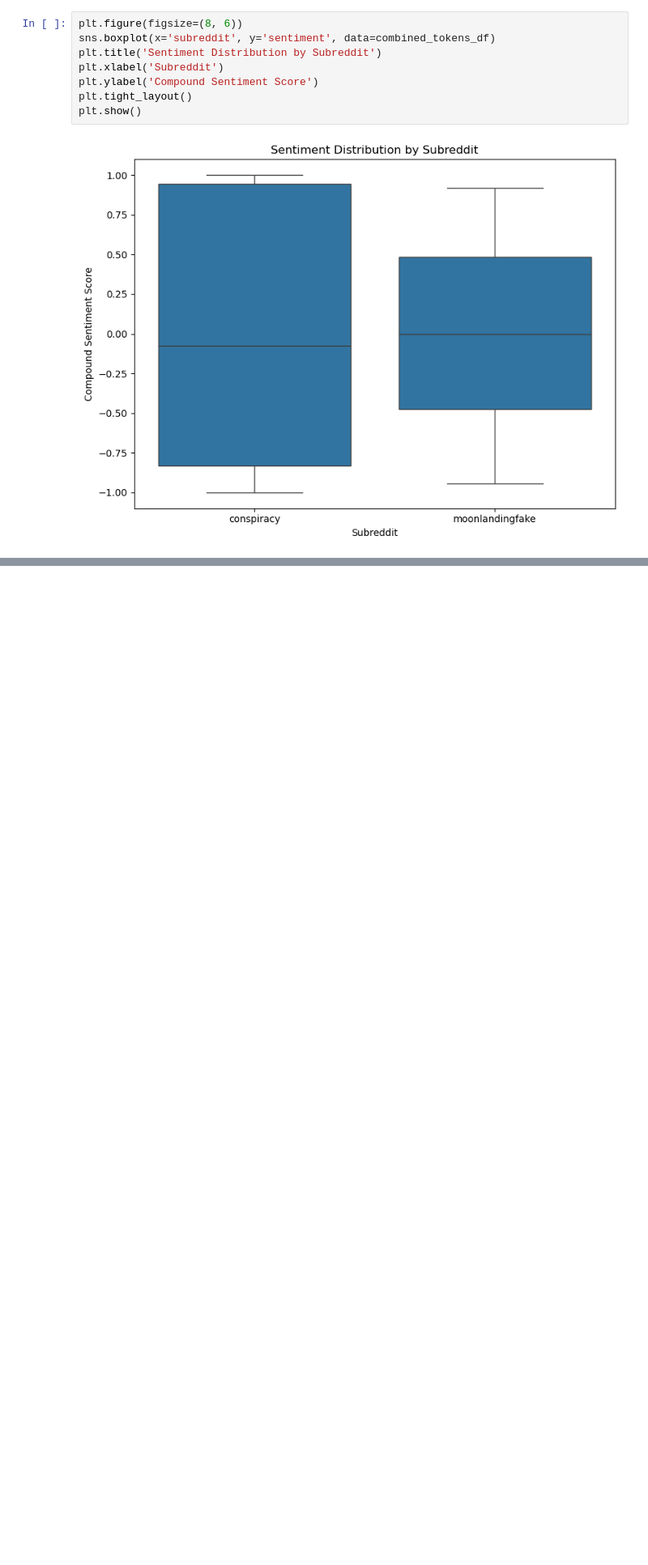
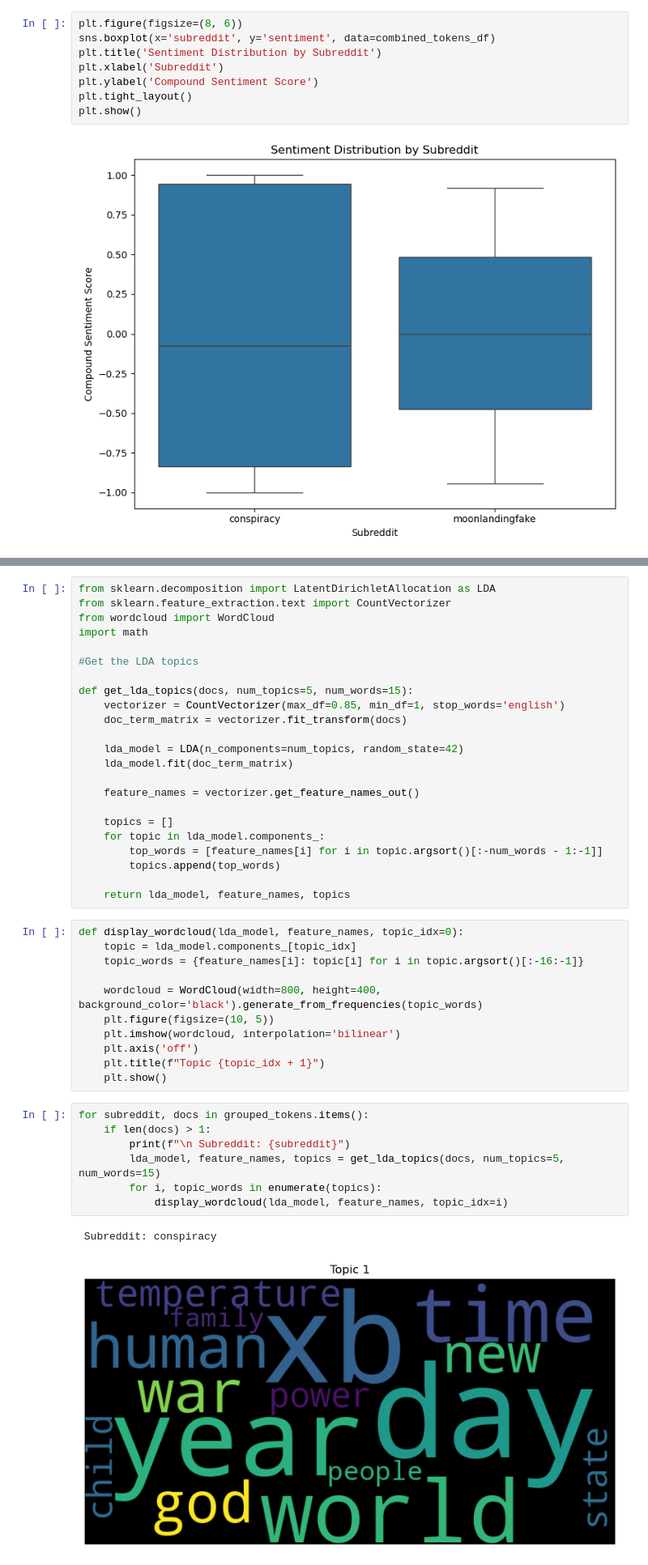
Before and after one commit to Ifaz111/Cosc2671_A2Group15, a Jupyter notebook: Group 15 Code.ipynb, the cells around one changed output, grey strips where cells are left out. Shown at 81% size. Cells and saved outputs as stored; diff of their text form; blank space fills up the shorter version.

Commit message:
Topic Modelling and Word Cloud

```diff
--- a/Group 15 Code.ipynb
+++ b/Group 15 Code.ipynb
@@ -329,0 +339,44 @@ plt.show()
+# %%
+from sklearn.decomposition import LatentDirichletAllocation as LDA
+from sklearn.feature_extraction.text import CountVectorizer
+from wordcloud import WordCloud
+import math
+
+#Get the LDA topics
+
+def get_lda_topics(docs, num_topics=5, num_words=15):
+    vectorizer = CountVectorizer(max_df=0.85, min_df=1, stop_words='english')
+    doc_term_matrix = vectorizer.fit_transform(docs)
+
+    lda_model = LDA(n_components=num_topics, random_state=42)
+    lda_model.fit(doc_term_matrix)
+
+    feature_names = vectorizer.get_feature_names_out()
+
+    topics = []
+    for topic in lda_model.components_:
+        top_words = [feature_names[i] for i in topic.argsort()[:-num_words - 1:-1]]
+        topics.append(top_words)
+
+    return lda_model, feature_names, topics
+# %%
+def display_wordcloud(lda_model, feature_names, topic_idx=0):
+    topic = lda_model.components_[topic_idx]
+    topic_words = {feature_names[i]: topic[i] for i in topic.argsort()[:-16:-1]}
+
+    wordcloud = WordCloud(width=800, height=400, background_color='black').generate_from_frequencies(topic_words)
+    plt.figure(figsize=(10, 5))
+    plt.imshow(wordcloud, interpolation='bilinear')
+    plt.axis('off')
+    plt.title(f"Topic {topic_idx + 1}")
+    plt.show()
+# %%
+for subreddit, docs in grouped_tokens.items():
+    if len(docs) > 1:
+        print(f"\n Subreddit: {subreddit}")
+        lda_model, feature_names, topics = get_lda_topics(docs, num_topics=5, num_words=15)
+        for i, topic_words in enumerate(topics):
+            display_wordcloud(lda_model, feature_names, topic_idx=i)
+# %% [output]
+ Subreddit: conspiracy
+[figure, added]
```
Also changed, not shown: parts of 12 cells of this notebook, 2 other files.
